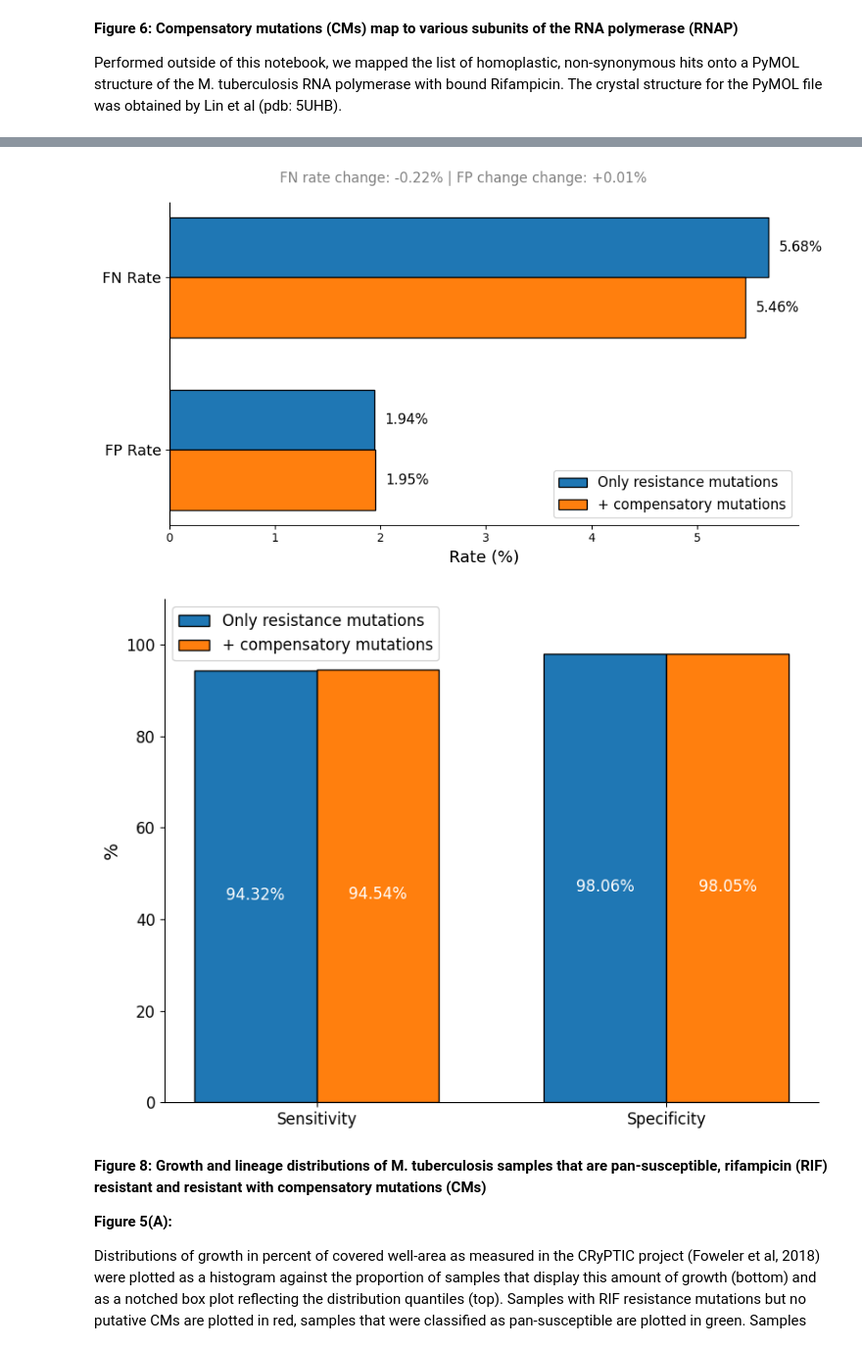
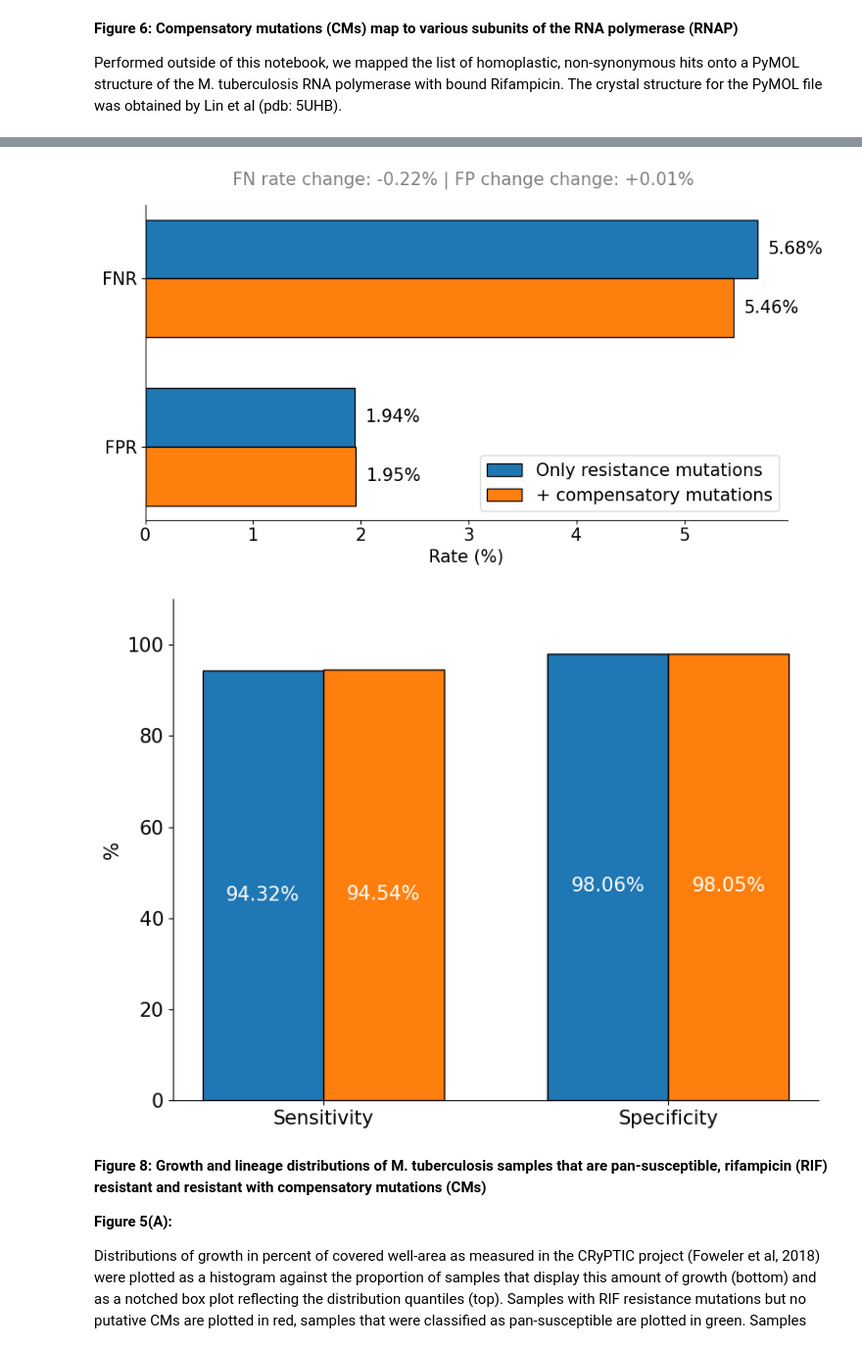
Before and after one commit to viktoria023/thesis, a Jupyter notebook: tb-rnap-compensation/Recreate_figures_paper.ipynb, the cells around one changed output, grey strips where cells are left out. Shown at 98% size. Saved outputs shown, nothing was run; the diff lists cells and outputs as text; code cells hidden in the pictures.

Commit message:
uniform text size in figure 8

```diff
--- a/tb-rnap-compensation/Recreate_figures_paper.ipynb
+++ b/tb-rnap-compensation/Recreate_figures_paper.ipynb
@@ -897,7 +897,7 @@ FPR_CM = FP_CM / (FP_CM + TN_CM)
 FN_improvement_pct = FNR_CM - FNR_noCM
 FP_change_pct = FPR_CM - FPR_noCM
 
-error_types = ['FN Rate', 'FP Rate']
+error_types = ['FNR', 'FPR']
 without_CMs_rates = [FNR_noCM, FPR_noCM]
 with_CMs_rates = [FNR_CM, FPR_CM]
 
@@ -913,40 +913,43 @@ bars_with = ax.barh(y + bar_height/2, with_CMs_rates, height=bar_height,
                     color='#ff7f0e', edgecolor='black', label='+ compensatory mutations')
 
 # Add % labels at bar ends
 for i in range(len(error_types)):
     ax.text(without_CMs_rates[i] + 0.001, y[i] - bar_height/2, f'{without_CMs_rates[i]:.2%}',
-            va='center', fontsize=12)
+            va='center', fontsize=15)
     ax.text(with_CMs_rates[i] + 0.001, y[i] + bar_height/2, f'{with_CMs_rates[i]:.2%}',
-            va='center', fontsize=12)
+            va='center', fontsize=15)
 
 # Customize axes
 ax.set_yticks(y)
-ax.set_yticklabels(error_types, fontsize=13)
-ax.set_xlabel('Rate (%)', fontsize=14)
-ax.legend(fontsize=12, loc='lower right')
+ax.set_yticklabels(error_types, fontsize=15)
+ax.set_xlabel('Rate (%)', fontsize=15)
+ax.legend(fontsize=15, loc='lower right')
 # Hide the right and top spines
 ax.spines[['right', 'top']].set_visible(False)
 
 # Flip so FNR is on top
 ax.invert_yaxis()
 
 # Add improvement annotation as subtitle
 plt.suptitle(
     f"FN rate change: {FN_improvement_pct:.2%} | FP change change: +{FP_change_pct:.2%}",
-    fontsize=12, color='gray'
+    fontsize=15, color='gray'
 )
 
 # Get current tick positions
 xticks = ax.get_xticks()
 
 # Replace labels with % strings
 ax.set_xticklabels([f'{int(t*100)}' for t in xticks])
 
+# larger xtick labels
+ax.tick_params(axis='x', labelsize=15)
+
 plt.tight_layout()
 # plt.savefig('FNR_FPR_rates_comparison.svg', format='svg', dpi=1200)
 plt.show()
 # %% [output]
-[figure, old version]
+[figure, new version]
 # %%
 # Counts without CMs
 TP_noCM = 9819
@@ -988,15 +991,15 @@ for bars in [bars_without, bars_with]:
         height = bar.get_height()
         ax.text(bar.get_x() + bar.get_width()/2, height/2,
                 f'{height:.2%}', ha='center', va='top',
-                color='white', fontsize=12)
+                color='white', fontsize=15)
 
 # Customize axes
 ax.set_ylim(0, 1.1)
-ax.set_ylabel('%', fontsize=14)
+ax.set_ylabel('%', fontsize=15)
 ax.set_xticks(x)
-ax.set_xticklabels(metrics, fontsize=13)
-ax.tick_params(axis='both', labelsize=12)
-ax.legend(fontsize=12, loc='upper left')
+ax.set_xticklabels(metrics, fontsize=15)
+ax.tick_params(axis='both', labelsize=15)
+# ax.legend(fontsize=15, loc='upper left')
 # Hide the right and top spines
 ax.spines[['right', 'top']].set_visible(False)
 
@@ -1007,7 +1010,7 @@ plt.tight_layout()
 # plt.savefig('sensitivity_specificity_CM_grouped.svg', format='svg', dpi=1200)
 plt.show()
 # %% [output]
-[figure, old version]
+[figure, new version]
 # %% [markdown]
 **Figure 8: Growth and lineage distributions of M. tuberculosis samples that are pan-susceptible, rifampicin (RIF) resistant and resistant with compensatory mutations (CMs)**
 
```
